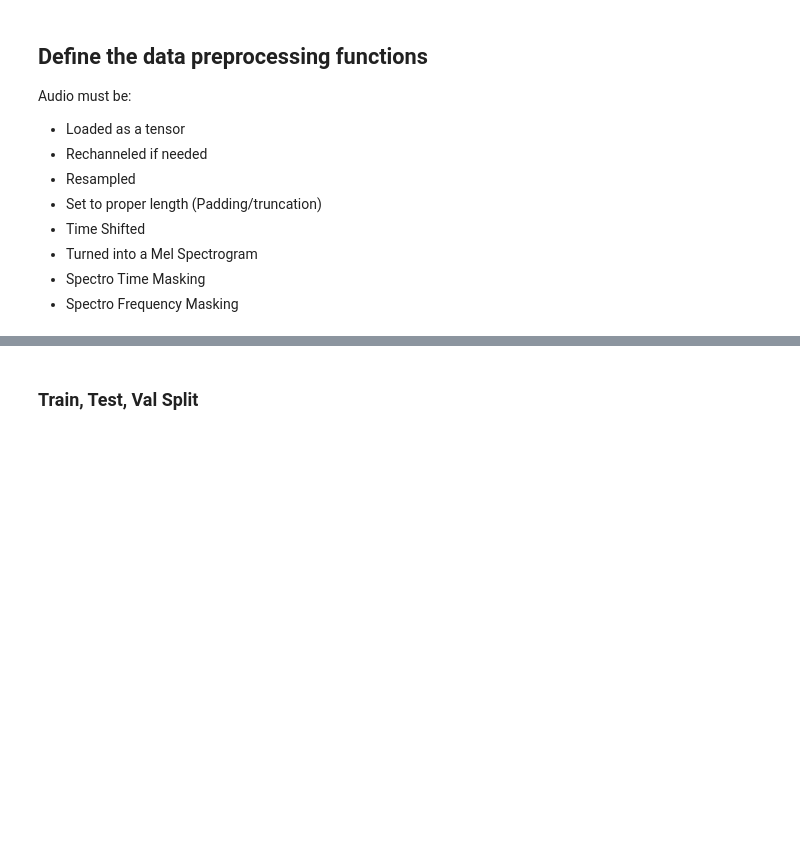
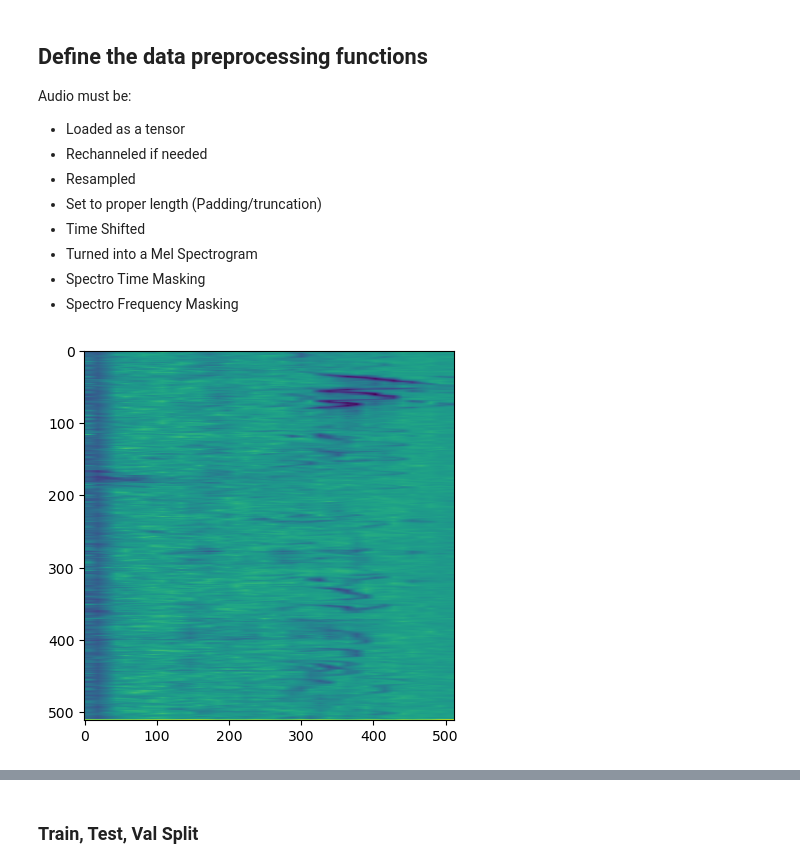
Before and after one commit to miltiades-the-general/birdclef2023_birdcall_classification, a Jupyter notebook: tensorflow-melspectro-efficientnetb0.ipynb, the cells around one changed output, grey strips where cells are left out. Saved outputs shown, nothing was run; the diff lists cells and outputs as text; code cells hidden in the pictures; blank space fills up the shorter version.

```diff
--- a/tensorflow-melspectro-efficientnetb0.ipynb
+++ b/tensorflow-melspectro-efficientnetb0.ipynb
@@ -366,8 +375,11 @@ def _fixup_shape(images, labels):
 dataset = dataset.map(_fixup_shape)
 dataset = dataset.prefetch(buffer_size=AUTO)
 # %%
-# for x, y in dataset.take(1):
-#     example, ex_label = x[0], y[0]
-#     break
+for x, y in dataset.take(1):
+    example, ex_label = x[0], y[0]
+    AudioUtils.visualizeSpectro(example, ex_label)
+    break
 
 # AudioUtils.visualizeSpectro(example, ex_label)
+# %% [output]
+[figure, added]
```
Also changed, not shown: parts of 14 cells of this notebook.
